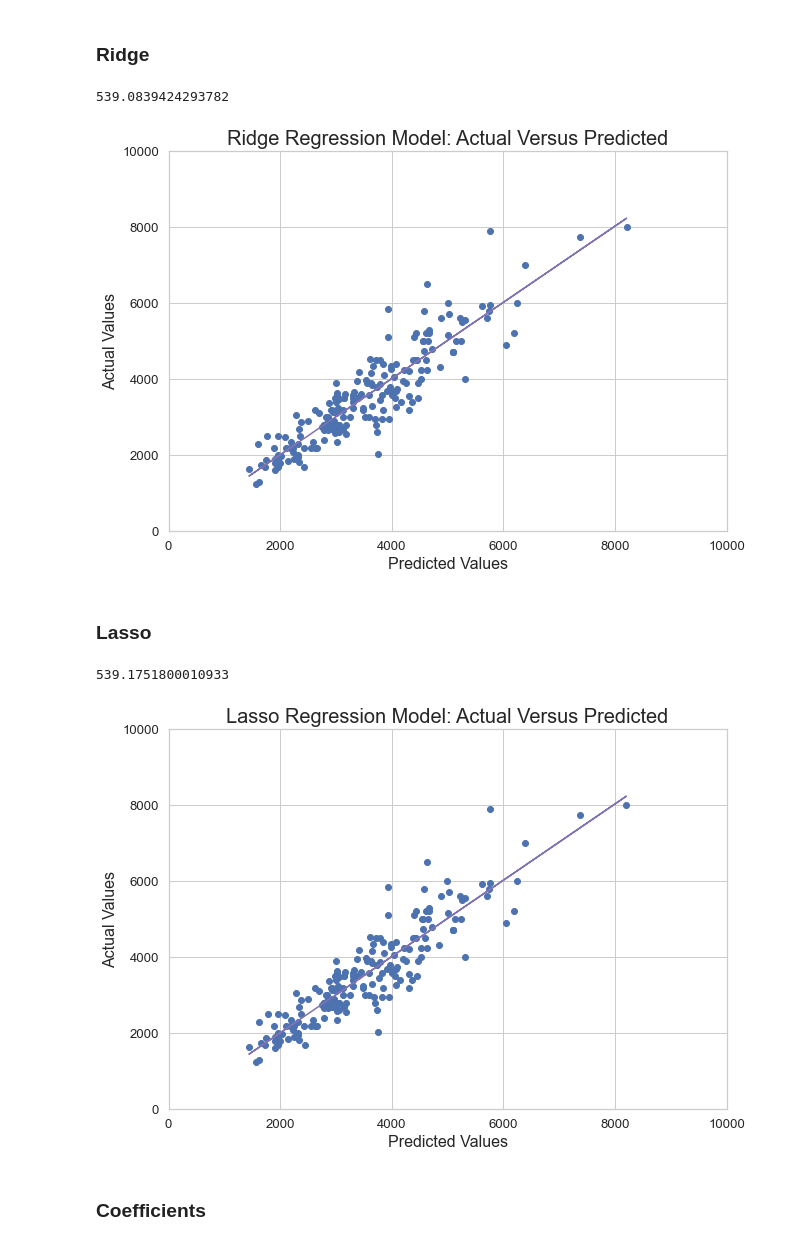
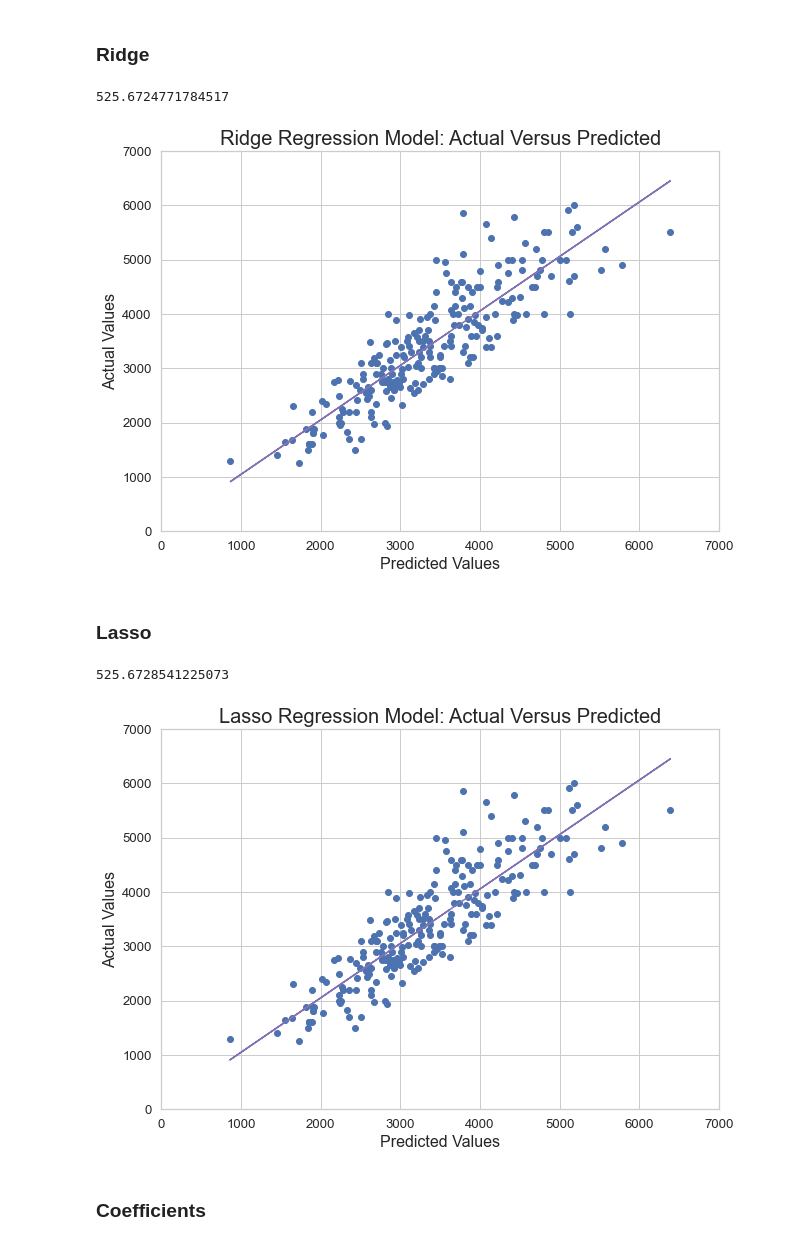
Before and after one commit to alfredjackieots/CL-housing-rent-predictions, a Jupyter notebook: 1_lower_thresh.ipynb, the cells around one changed output. Drawn from its saved outputs; the diff is of its cells as text; code cells hidden in the pictures.

```diff
--- a/1_lower_thresh.ipynb
+++ b/1_lower_thresh.ipynb
@@ -28,5 +28,5 @@ sf['hood_district'] = sf['hood_district'].astype(str)
 # %%
-sf = sf[sf['price'] < 8000]
+sf = sf[sf['price'] < 6000]
 # %%
 sf.info()
 # %% [output]
@@ -53,7 +53,7 @@ sns.pairplot(sf, height=2, aspect=1.25, corner=True);
 # %% [markdown]
 ### Dropping Features
 # %%
-#sf = sf.drop(['pets'], axis=1)
+sf = sf.drop(['pets'], axis=1)
 sf = sf.drop(['housing_type'], axis=1)
 # %% [markdown]
 ### Dummy variables
@@ -75,7 +75,7 @@ X, y = sf.drop('price',axis=1), sf['price']
 
 # Training versus Test Data
 # hold out 30% of the data for testing
-X, X_test, y, y_test = train_test_split(X, y, test_size=.2, random_state=1)
+X, X_test, y, y_test = train_test_split(X, y, test_size=.25, random_state=4)
 # %%
 # Scaling for Ridge & Lasso
 scaler = StandardScaler()
@@ -203,23 +215,23 @@ rid_predict = rid.predict(X_test_scaled)
 
 mean_squared_error(y_test, rid_predict, squared=False)
 # %% [output]
-539.0839424293782
+525.6724771784517
 # %%
 plt.figure(figsize=(10, 7))
 plt.scatter(rid_predict, y_test)
 
 z = np.polyfit(rid_predict, y_test, 1)
 p = np.poly1d(z)
 plb.plot(rid_predict, p(rid_predict), 'm-')
 
-plt.xlim(0, 10000)
-plt.ylim(0, 10000)
+plt.xlim(0, 7000)
+plt.ylim(0, 7000)
 
 plt.title('Ridge Regression Model: Actual Versus Predicted', fontsize=20)
 plt.xlabel('Predicted Values', fontsize=16)
 plt.ylabel('Actual Values', fontsize=16);
 # %% [output]
-[figure, old version]
+[figure, new version]
 # %% [markdown]
 ### Lasso
 # %%
@@ -227,7 +239,7 @@ las_predict = las.predict(X_test_scaled)
 
 mean_squared_error(y_test, las_predict, squared=False)
 # %% [output]
-539.1751800010933
+525.6728541225073
 # %%
 plt.figure(figsize=(10, 7))
 plt.scatter(las_predict, y_test)
@@ -236,14 +248,14 @@ z = np.polyfit(las_predict, y_test, 1)
 p = np.poly1d(z)
 plb.plot(las_predict, p(las_predict), 'm-')
 
-plt.xlim(0, 10000)
-plt.ylim(0, 10000)
+plt.xlim(0, 7000)
+plt.ylim(0, 7000)
 
 plt.title('Lasso Regression Model: Actual Versus Predicted', fontsize=20)
 plt.xlabel('Predicted Values', fontsize=16)
 plt.ylabel('Actual Values', fontsize=16);
 # %% [output]
-[figure, old version]
+[figure, new version]
 # %% [markdown]
 ### Coefficients
 # %%
```
Also changed, not shown: parts of 16 cells of this notebook.
